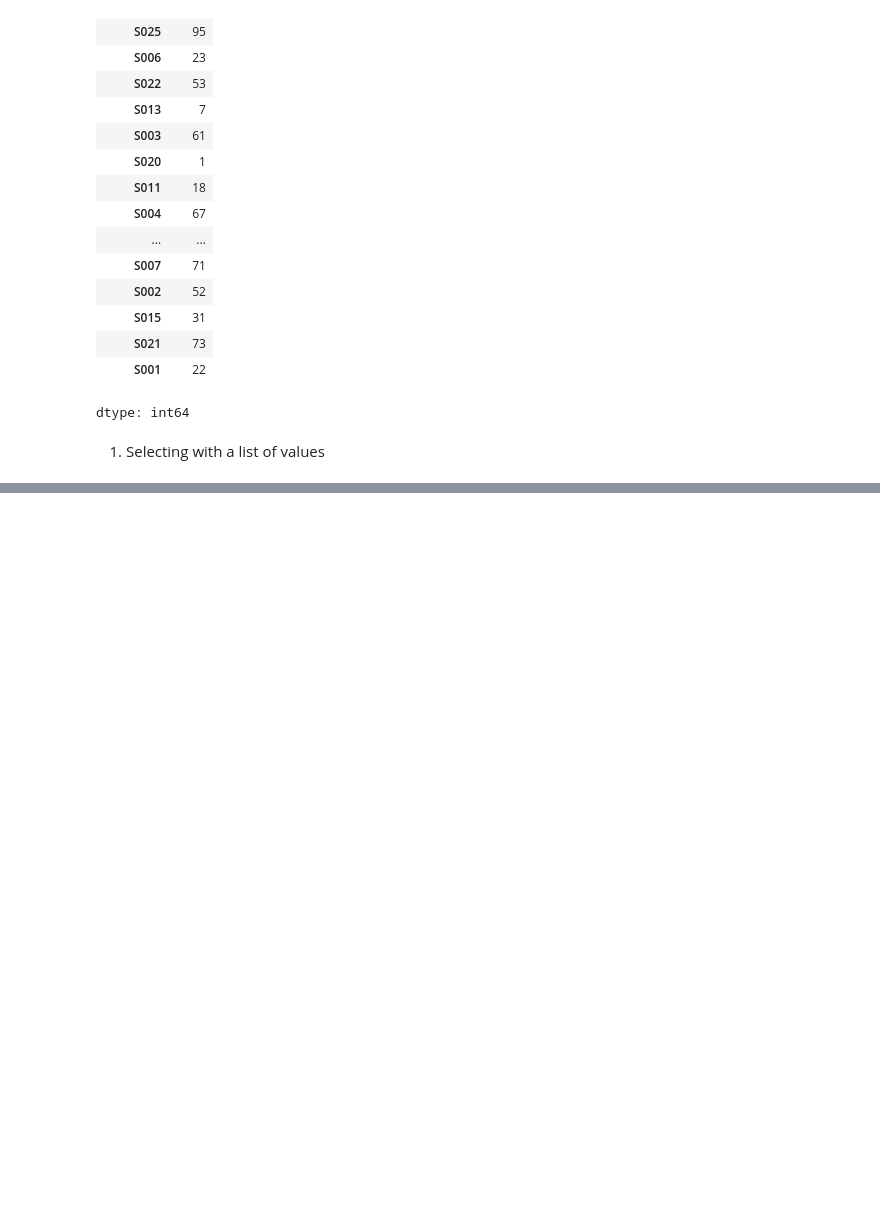
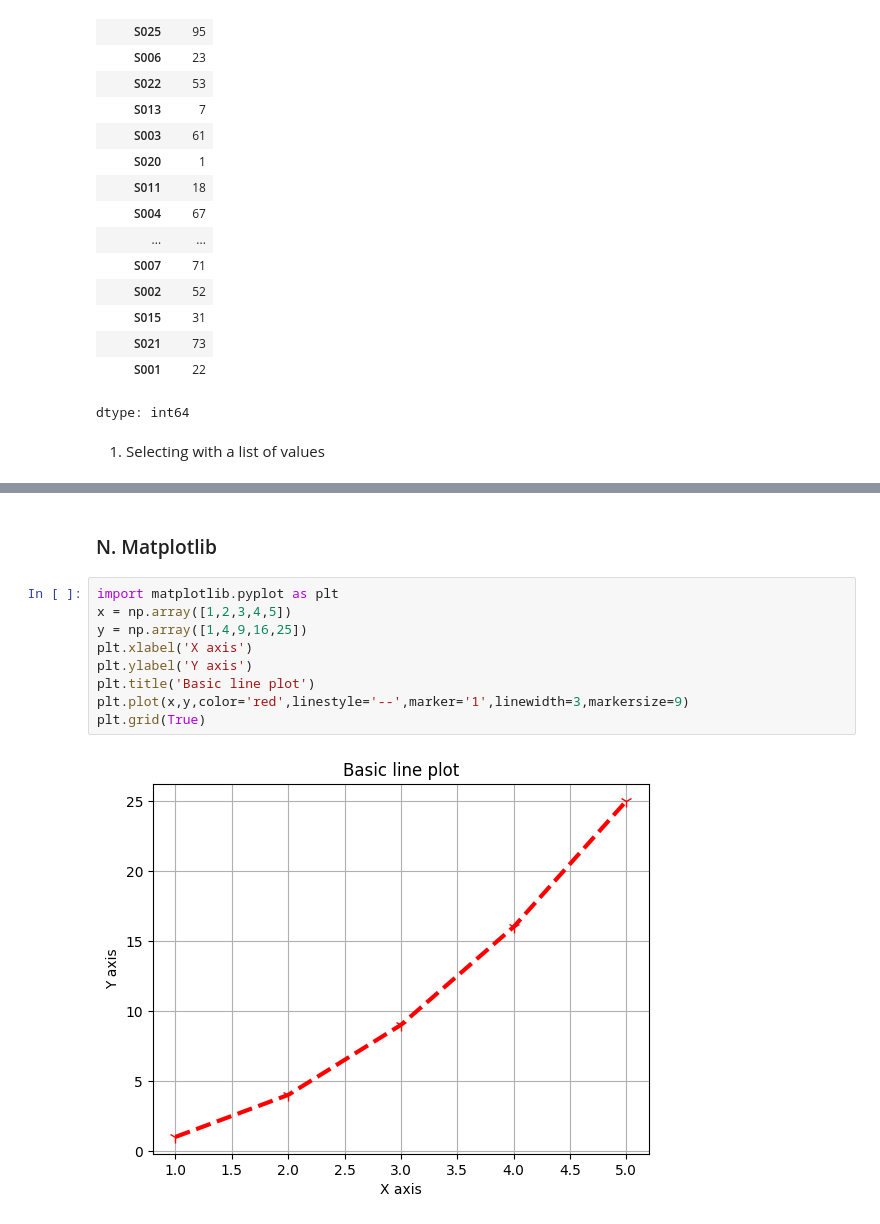
Before and after one commit to NehaSrinivas98/MachineLearningCourse, a Jupyter notebook: pandasNumpy.ipynb, the cells around one changed output, grey strips where cells are left out. Saved outputs shown, nothing was run; the diff lists cells and outputs as text; blank space fills up the shorter version.

```diff
--- a/pandasNumpy.ipynb
+++ b/pandasNumpy.ipynb
@@ -1291,0 +1326,13 @@ dtype: int64
+# %% [markdown]
+### N. Matplotlib
+# %%
+import matplotlib.pyplot as plt
+x = np.array([1,2,3,4,5])
+y = np.array([1,4,9,16,25])
+plt.xlabel('X axis')
+plt.ylabel('Y axis')
+plt.title('Basic line plot')
+plt.plot(x,y,color='red',linestyle='--',marker='1',linewidth=3,markersize=9)
+plt.grid(True)
+# %% [output]
+[figure, added]
```
Also changed, not shown: parts of 25 cells of this notebook.
